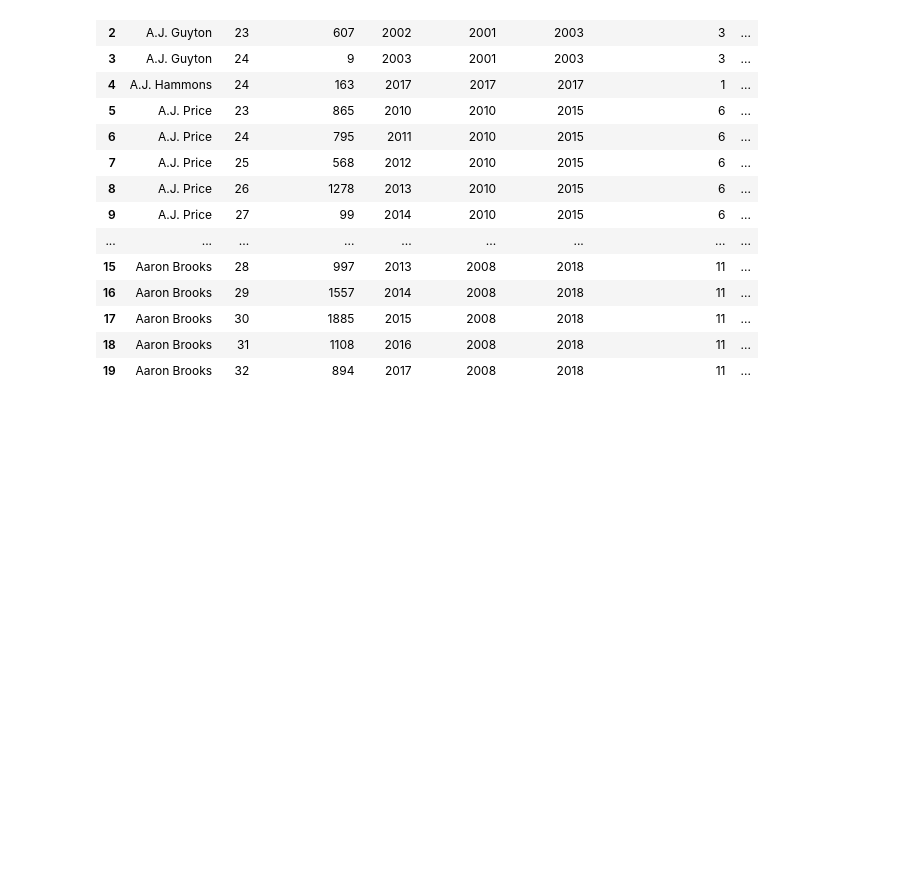
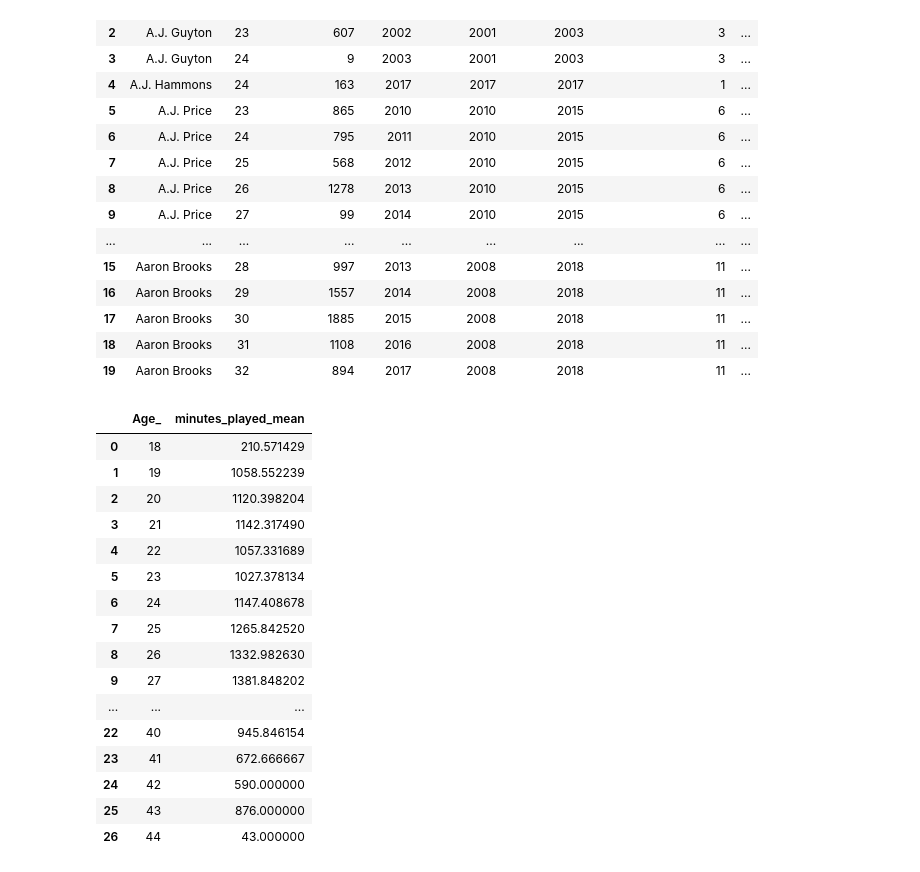
Before and after one commit to CaseySteele24/NBA, a Jupyter notebook: Minute Projections/2021-22_player_min_projections.ipynb, the cells around one changed output. Drawn from its saved outputs; the diff is of its cells as text; code cells hidden in the pictures; blank space fills up the shorter version.

```diff
--- a/Minute Projections/2021-22_player_min_projections.ipynb
+++ b/Minute Projections/2021-22_player_min_projections.ipynb
@@ -254,0 +258,22 @@ minutes_df.head(20)
+# %%
+# remove the multiple index
+avg_by_age.columns = ['_'.join(col).strip() for col in avg_by_age.columns.values]
+avg_by_age
+# %% [output]
+|  | Age_ | minutes_played_mean |
+| 0 | 18 | 210.571429 |
+| 1 | 19 | 1058.552239 |
+| 2 | 20 | 1120.398204 |
+| 3 | 21 | 1142.317490 |
+| 4 | 22 | 1057.331689 |
+| 5 | 23 | 1027.378134 |
+| 6 | 24 | 1147.408678 |
+| 7 | 25 | 1265.842520 |
+| 8 | 26 | 1332.982630 |
+| 9 | 27 | 1381.848202 |
+| ... | ... | ... |
+| 22 | 40 | 945.846154 |
+| 23 | 41 | 672.666667 |
+| 24 | 42 | 590.000000 |
+| 25 | 43 | 876.000000 |
+| 26 | 44 | 43.000000 |
```
Also changed, not shown: parts of 4 cells of this notebook.
